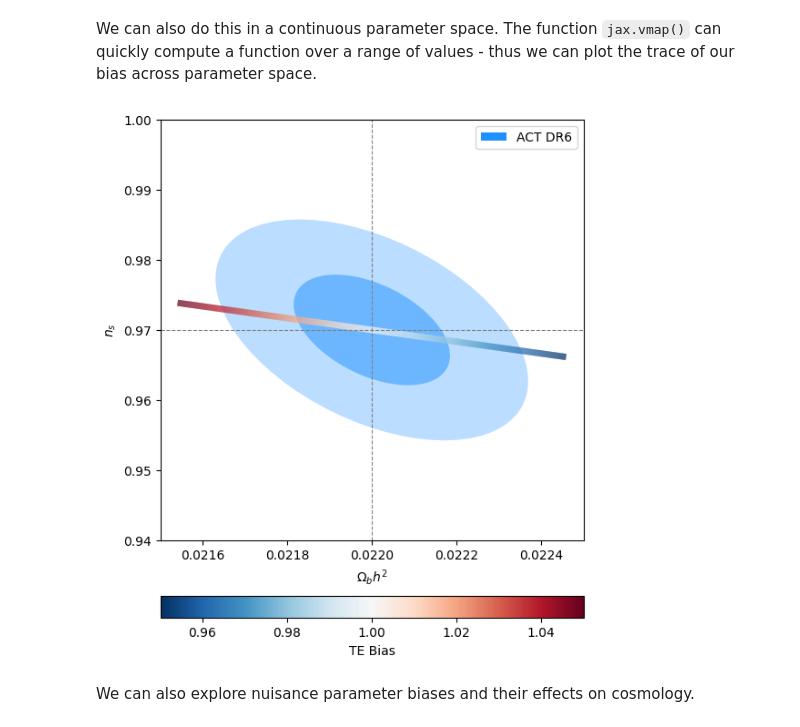
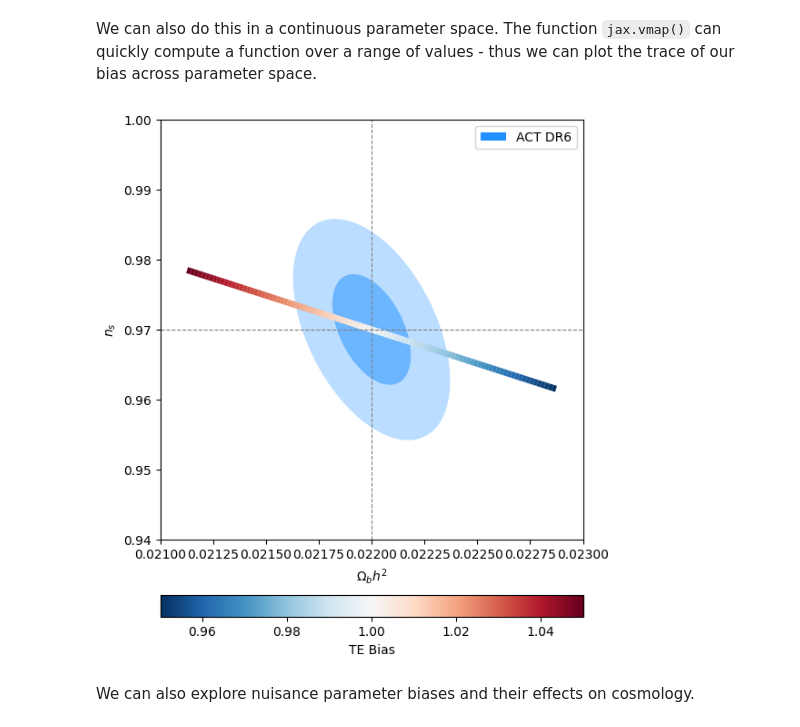
Before and after one commit to HTJense/dflike, a Jupyter notebook: notebooks/05_Parameter_Biases.ipynb, the cells around one changed output. Saved outputs shown, nothing was run; the diff lists cells and outputs as text; code cells hidden in the pictures.

```diff
--- a/notebooks/05_Parameter_Biases.ipynb
+++ b/notebooks/05_Parameter_Biases.ipynb
@@ -226,8 +218,10 @@ log-post = -1354.3487548828125
 # %%
-jac_cmb = jax.jit(jax.jacfwd(get_model))
+jac_cmb = jax.jacfwd(get_model)
 # %%
 J = jac_cmb(theta_baseline)
-F = np.array(J.T @ like.inv_cov @ J)
+L = like.get_covariance_cholesky(theta_baseline)
+X = jsc.linalg.solve_triangular(L, J, lower=True)
+F = np.array(X.T @ X)
 
 for i, p in enumerate(parameters_baseline):
     if p in prior_widths:
@@ -262,19 +256,22 @@ def offset_model(theta, te_bias=1.):
     theta_like = theta[like_idx]
     theta_fg = theta[fg_idx]
 
-    dltt, dlte, dlee = cmb_spectra(theta_cmb)
+    cls = cmb_spectra(theta_cmb)
     foregrounds = fg_model.get_foreground_model(theta_fg)
-    dlte = te_bias * dlte
+    # Offset the TE observables by the bias
+    cls["te"] = te_bias * cls["te"]
     foregrounds.at[1].set(te_bias * foregrounds[1])
-    return like.get_model(dltt, dlte, dlee, foregrounds, theta_like)
+
+    return like.get_model(theta_like, cls=cls, foregrounds=foregrounds)
 
 D_model1 = offset_model(theta_baseline, te_bias = 1.05) - offset_model(theta_baseline, te_bias = 1.0)
 D_model2 = offset_model(theta_baseline, te_bias = 0.95) - offset_model(theta_baseline, te_bias = 1.0)
 
-Finv = jnp.linalg.inv(J.T @ like.inv_cov @ J)
+X = jsc.linalg.solve_triangular(L, J, lower=True)
+Finv = jnp.linalg.inv(X.T @ X)
 
-Dtheta1 = Finv @ J.T @ like.inv_cov @ D_model1
-Dtheta2 = Finv @ J.T @ like.inv_cov @ D_model2
+Dtheta1 = Finv @ X.T @ jsc.linalg.solve_triangular(L, D_model1, lower=True)
+Dtheta2 = Finv @ X.T @ jsc.linalg.solve_triangular(L, D_model2, lower=True)
 # %%
 fig, ax = plt.subplots(figsize=(8, 6))
 
@@ -309,11 +306,12 @@ ax.set_ylim(0.94, 1.0);
 We can also do this in a continuous parameter space. The function `jax.vmap()` can quickly compute a function over a range of values - thus we can plot the trace of our bias across parameter space.
 # %%
 # Even, better, we can compute this along a continuous line quickly
-te_amp = np.linspace(0.95, 1.05, 1000)
+te_amp = np.linspace(0.95, 1.05, 100)
+mu0 = offset_model(theta_baseline, te_bias=1.0)
 
 def d_theta(x):
-    d = offset_model(theta_baseline, te_bias=x) - offset_model(theta_baseline, te_bias=1.0)
-    return Finv @ J.T @ like.inv_cov @ d
+    d = offset_model(theta_baseline, te_bias=x) - mu0
+    return Finv @ X.T @ jsc.linalg.solve_triangular(L, d, lower=True)
 
 par_bias = jax.vmap(d_theta)(te_amp)
 # %%
@@ -321,35 +319,35 @@ from matplotlib import collections as mpc, colors as mcl
 
 fig, ax = plt.subplots(figsize=(6, 8))
 
 add_ellipse(ax, (theta_baseline[i], theta_baseline[j]), (err[i], err[j]), cov[i,j], facecolor="dodgerblue", alpha=0.5)
 add_ellipse(ax, (theta_baseline[i], theta_baseline[j]), (err[i], err[j]), cov[i,j], facecolor="dodgerblue", alpha=0.3, nstd=2)
 
 norm = mcl.Normalize(vmin=0.95, vmax=1.05)
 cmap = plt.get_cmap("RdBu_r")
 
 points = theta_baseline[None,:] + par_bias
 points = np.column_stack([points[:,i], points[:,j]])
 segments = np.stack([points[:-1], points[1:]], axis=1)
 
 lc = mpc.LineCollection(segments, cmap=cmap, norm=norm, linewidth=5)
 lc.set_array((te_amp[:-1] + te_amp[1:]) / 2.)
 
 ax.add_collection(lc)
 
 ax.axvline(parameter_values["ombh2"], c="grey", lw=0.8, ls="--")
 ax.axhline(parameter_values["ns"], c="grey", lw=0.8, ls="--")
 
 ax.fill_between([], [], [], fc="dodgerblue", label="ACT DR6")
 fig.colorbar(lc, ax=ax, orientation="horizontal", label="TE Bias", pad=0.1)
 
 ax.legend(loc="best")
 
 ax.set_xlabel(r"$\Omega_b h^2$")
 ax.set_ylabel(r"$n_s$")
-ax.set_xlim(0.0215, 0.0225)
+ax.set_xlim(0.0210, 0.0230)
 ax.set_ylim(0.94, 1.0);
 # %% [output]
-[figure, old version]
+[figure, new version]
 # %% [markdown]
 We can also explore nuisance parameter biases and their effects on cosmology.
 # %%
```
Also changed, not shown: parts of 6 cells of this notebook, 8 other files.
